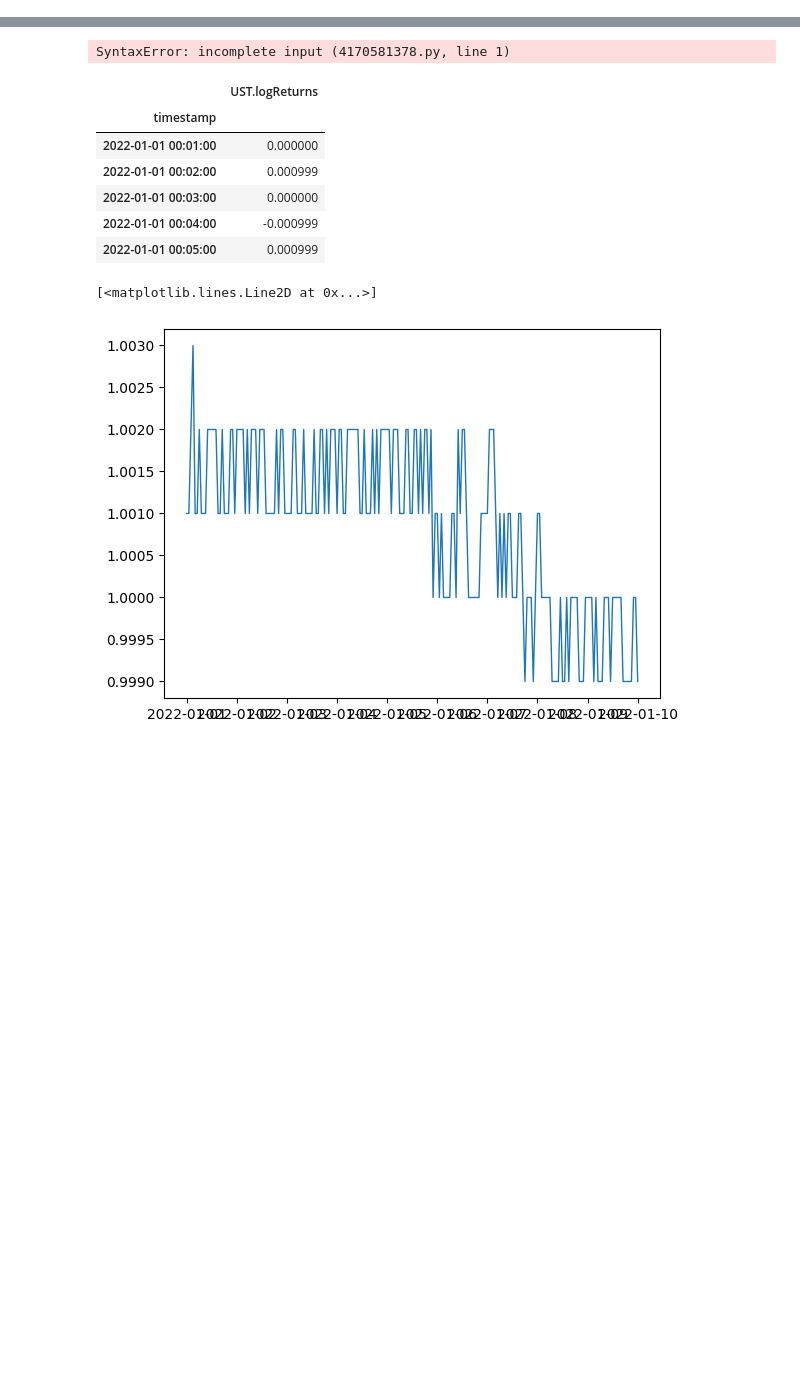
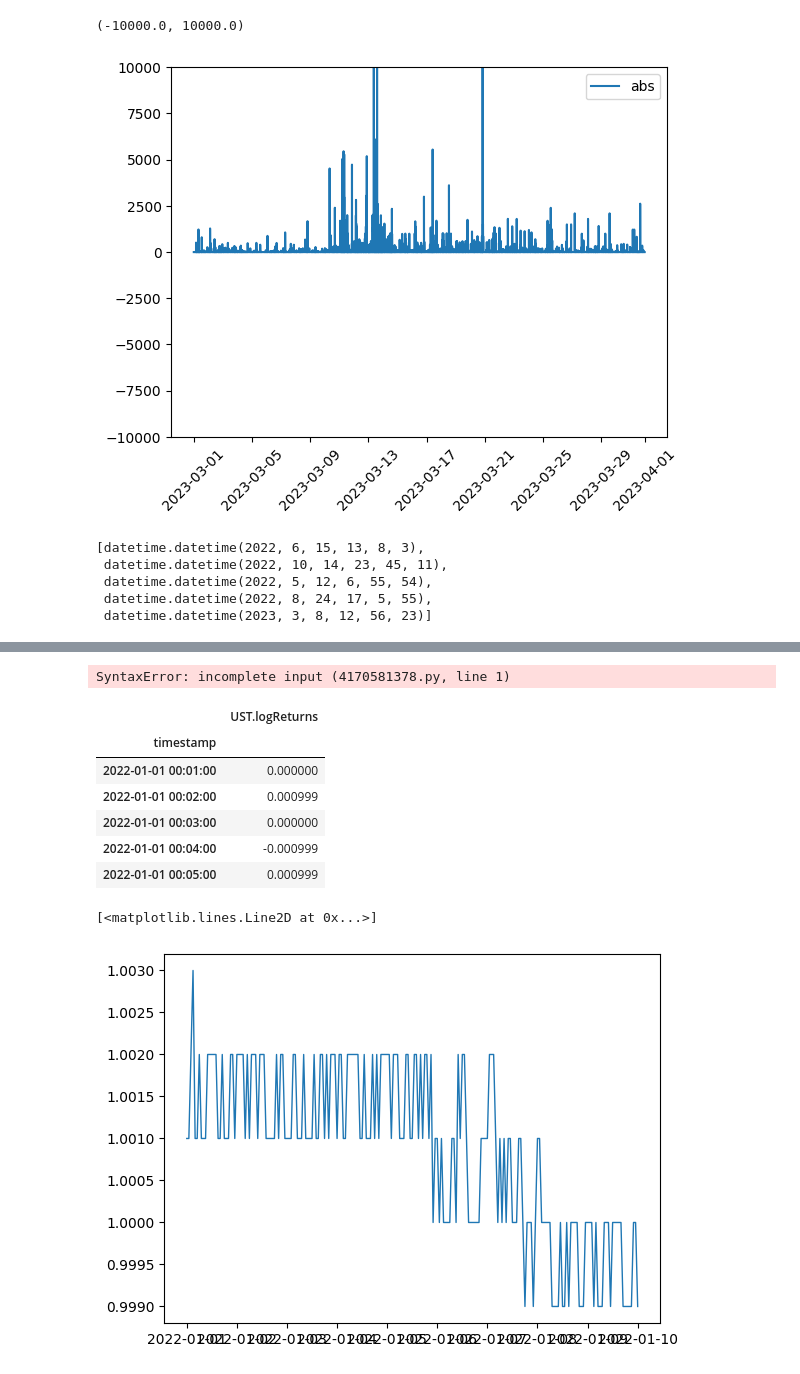
Before and after one commit to xenophonlabs/curve-lp-metrics, a Jupyter notebook: explore.ipynb, the cells around one changed output, grey strips where cells are left out. Drawn from its saved outputs; the diff is of its cells as text; code cells hidden in the pictures; blank space fills up the shorter version.

```diff
--- a/explore.ipynb
+++ b/explore.ipynb
@@ -118,0 +77,18 @@ Name: count, dtype: int64
+# %%
+f, ax = plt.subplots()
+
+ax.plot(pool_metrics.index, pool_metrics['ETH.absSwapFlow'], label="abs")
+ax.legend()
+ax.tick_params(axis="x", rotation=45)
+ax.set_ylim(-10000, 10000)
+# %% [output]
+(-10000.0, 10000.0)
+[figure, added]
+# %%
+[datetime.fromtimestamp(v['creationDate']) for k, v in pool_metadata.items() if datetime.fromtimestamp(v['creationDate']) > datetime(2022, 1, 1)]
+# %% [output]
+[datetime.datetime(2022, 6, 15, 13, 8, 3),
+ datetime.datetime(2022, 10, 14, 23, 45, 11),
+ datetime.datetime(2022, 5, 12, 6, 55, 54),
+ datetime.datetime(2022, 8, 24, 17, 5, 55),
+ datetime.datetime(2023, 3, 8, 12, 56, 23)]
```
Also changed, not shown: parts of 15 cells of this notebook, 6 other files.
